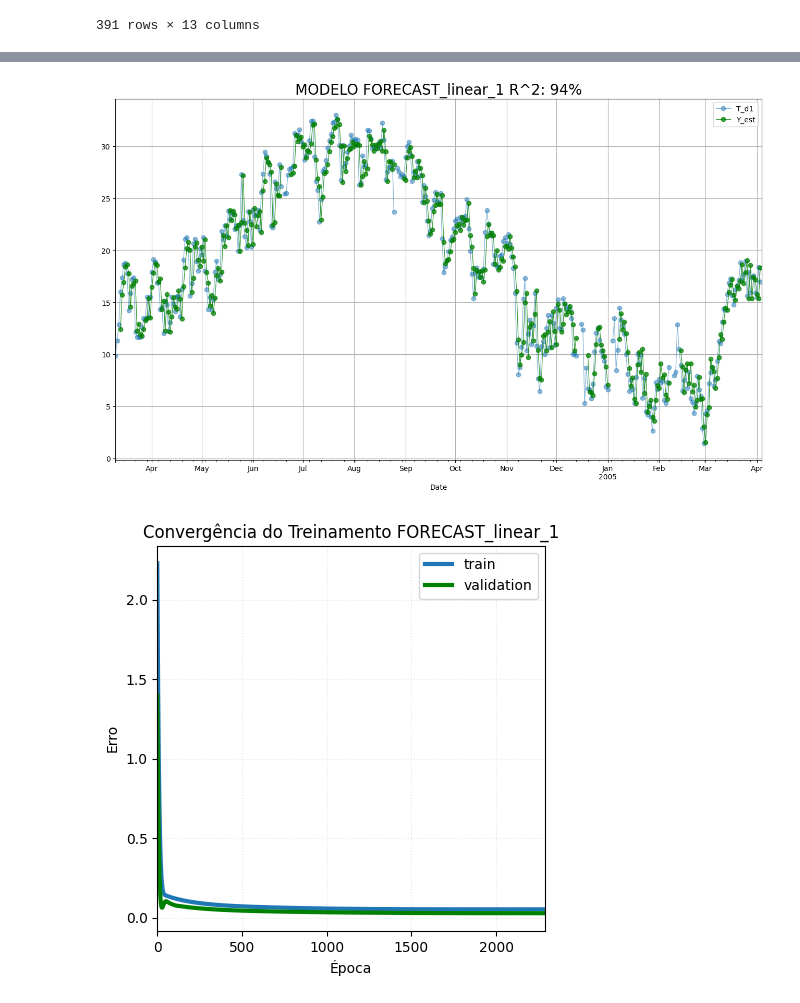
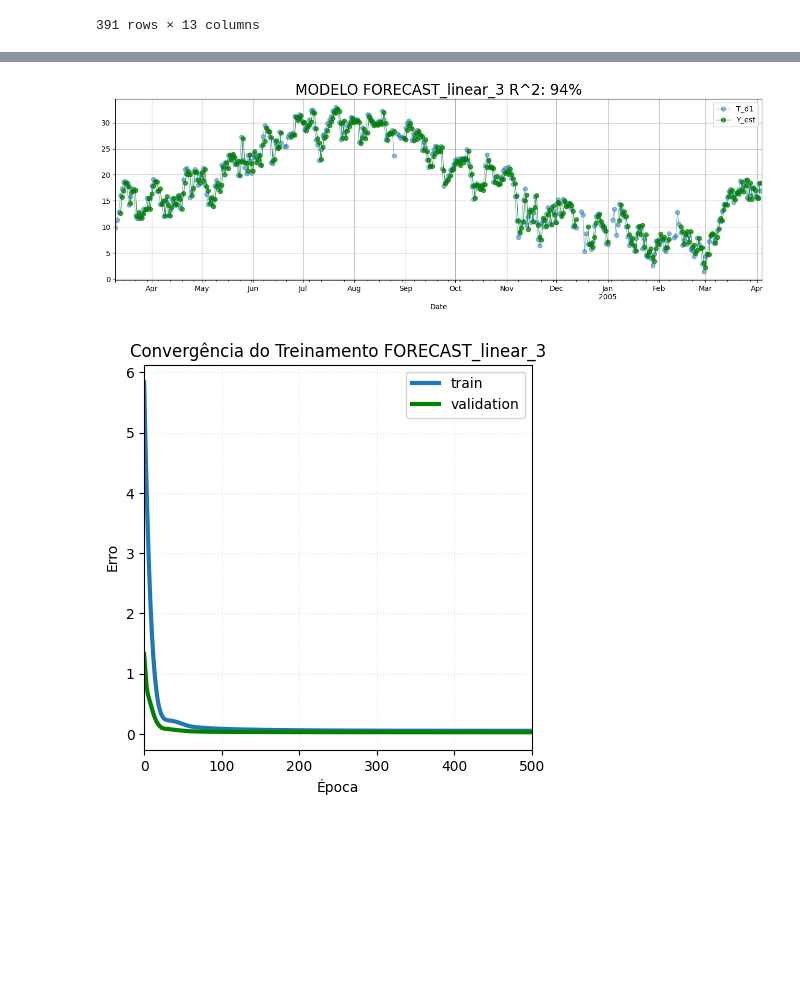
Before and after one commit to Slaxis/infnet-nn, a Jupyter notebook: notebooks/regression/air_quality_time_series.ipynb, the cells around one changed output, grey strips where cells are left out. Saved outputs shown, nothing was run; the diff lists cells and outputs as text; code cells hidden in the pictures; blank space fills up the shorter version.

```diff
--- a/notebooks/regression/air_quality_time_series.ipynb
+++ b/notebooks/regression/air_quality_time_series.ipynb
@@ -23,13 +28,12 @@ import seaborn
 # %%
 # TRAINING
 n_test_samples = 8
-n_validation_samples = 21
-random_seed = 32
+n_validation_samples = 14
 
 # DECLARE NET
-max_neurons = 5
-PATIENCE = 200
-MAX_EPOCHS = 20*PATIENCE
+max_neurons = 4
+PATIENCE = 50
+MAX_EPOCHS = 10*PATIENCE
 LEARNING_RATE = 0.01
 HIDDEN_ACTIVATION = 'linear'
 MODEL_LOSS = 'val_loss'
@@ -92,7 +93,7 @@ df_day
 | 2005-04-04 | 16.960000 | 42.786667 | 0.724787 | NaN | 18.383333 | 15.483333 | 15.929167 | 33.695833 | 32.225000 | 35.962500 | 0.617583 | ... |
 391 rows × 13 columns
 # %%
-x_cols = ['T', 'T_l1','T_l2','T_l3', 'AH_l1','AH_l2','AH_l3', 'RH_l1','RH_l2','RH_l3']
+x_cols = ['T', 'T_l1','T_l2','T_l3','AH_l1','AH_l2','AH_l3', 'RH_l1','RH_l2','RH_l3']
 y_cols = ['T_d1']
 Y_name = 'T_d1'
 
@@ -123,13 +124,13 @@ best_val_loss = 1000.0
 previous_val_loss = 1000.0
 training_result_list = []
 for n_neurons in numpy.arange(max_neurons) + 1:
-    inputs = keras.Input(shape=(X_trn_scaled.shape[1]))
-    hidden = keras.layers.Dense(n_neurons, activation=HIDDEN_ACTIVATION)(inputs)
-    outputs = keras.layers.Dense(Y_trn_scaled.shape[1], activation='linear')(hidden)
+    inputs = tensorflow.keras.Input(shape=(X_trn_scaled.shape[1]))
+    hidden = tensorflow.keras.layers.Dense(n_neurons, activation=HIDDEN_ACTIVATION)(inputs)
+    outputs = tensorflow.keras.layers.Dense(Y_trn_scaled.shape[1], activation='linear')(hidden)
     model_name = 'FORECAST_{}_{}'.format(HIDDEN_ACTIVATION, n_neurons)
-    my_net = keras.Model(inputs=inputs, outputs=outputs, name=model_name)
-    my_net.compile(optimizer=keras.optimizers.Adam(learning_rate=LEARNING_RATE), loss='mse')
-    es_callback = keras.callbacks.EarlyStopping(monitor='val_loss', mode='min', patience=PATIENCE, restore_best_weights=True)
+    my_net = tensorflow.keras.Model(inputs=inputs, outputs=outputs, name=model_name)
+    my_net.compile(optimizer=tensorflow.keras.optimizers.legacy.Adam(learning_rate=LEARNING_RATE), loss='mse')
+    es_callback = tensorflow.keras.callbacks.EarlyStopping(monitor='val_loss', mode='min', patience=PATIENCE, restore_best_weights=True)
     history = my_net.fit(X_trn_scaled, Y_trn_scaled, epochs=MAX_EPOCHS, validation_data=(X_val_scaled, Y_val_scaled), batch_size=X_trn_scaled.shape[0], callbacks=[es_callback], verbose=0)
 
     hyperparameter_residual = Y_tst - Y_scaler.inverse_transform(my_net.predict(X_tst_scaled, verbose=0))
@@ -154,7 +155,6 @@ for n_neurons in numpy.arange(max_neurons) + 1:
                 best_net = my_net
                 best_history = history
                 best_text = '***BEST NET!***'
-                improvement_text = '{:.0f}% GAIN'.format(100.0*loss_improvement)
                 best_name = model_name
                 best_epochs = epochs
                 best_mean_residual = test_mean_residual
@@ -162,12 +162,11 @@ for n_neurons in numpy.arange(max_neurons) + 1:
                 best_residual_loss = residual_loss
         else:
             best_text = ''
-            improvement_text = ''
     else:
         print('EXTRA NEURON DIDNT IMPROVE NET {:.0f}% GAIN'.format(100.0*loss_improvement))
         break
     result_dict = {'model_name': model_name, 'epochs': epochs, 'model_loss': model_loss, 'model_val_loss': model_val_loss, 'best_net':is_best_net, 'history': history}
     training_result_list.append(result_dict)
     previous_val_loss = model_val_loss
-    print(f'{model_name} RESULTS > EPOCHS: {epochs} LOSS: {model_loss:.3f} VAL_LOSS: {model_val_loss:.3f} IMPROVEMENT {100.0*loss_improvement:.0f}% MEAN_RESIDUAL {test_mean_residual:.3f} RESIDUAL LOSS {residual_loss:.3f} {best_text} {improvement_text}')
+    print(f'{model_name} RESULTS > EPOCHS: {epochs} LOSS: {model_loss:.3f} VAL_LOSS: {model_val_loss:.3f} IMPROVEMENT {100.0*loss_improvement:.0f}% MEAN_RESIDUAL {test_mean_residual:.3f} RESIDUAL LOSS {residual_loss:.3f} {best_text}')
 # %% [output]
@@ -195,14 +196,14 @@ df_day['lower_bound'] = df_day['Y_est'] - error_bar*best_std_residual
 df_day['goal'] = ((df_day[Y_name] >= df_day['lower_bound']) & (df_day[Y_name] <= df_day['upper_bound'])).astype(int)
 model_r2_score = r2_score(df_day.loc[complete_cases, 'T_d1'].to_numpy(), df_day.loc[complete_cases, 'Y_est'].to_numpy())
 # %%
-fig = pyplot.figure(figsize=(16, 9))
+fig = pyplot.figure(figsize=(16, 4.5))
 ax = fig.add_subplot(111)
 _ = df_day.plot(y='T_d1', ax=ax, lw=1, marker='o', alpha=0.5)
 _ = df_day.plot(y='Y_est', ax=ax, lw=1, marker='o', alpha=0.75, color='green')
 _ = ax.grid()
 _ = ax.set_title('MODELO {} R^2: {:.0f}%'.format(best_name, 100.0*model_r2_score), size=20)
 # %% [output]
-[figure, old version]
+[figure, new version]
 # %%
 # plot training convergence
 training_loss = best_history.history['loss']
@@ -219,7 +220,7 @@ _ = ax.legend()
 _ = ax.grid(alpha=0.3, linestyle=':')
 _ = ax.set_xlim(0, len(training_loss))
 # %% [output]
-[figure, old version]
+[figure, new version]
 # %%
 # STABLE RESIDUAL PLOT
 r_mean = df_day.residual.median()
```
Also changed, not shown: parts of 10 cells of this notebook, 27 other files.
